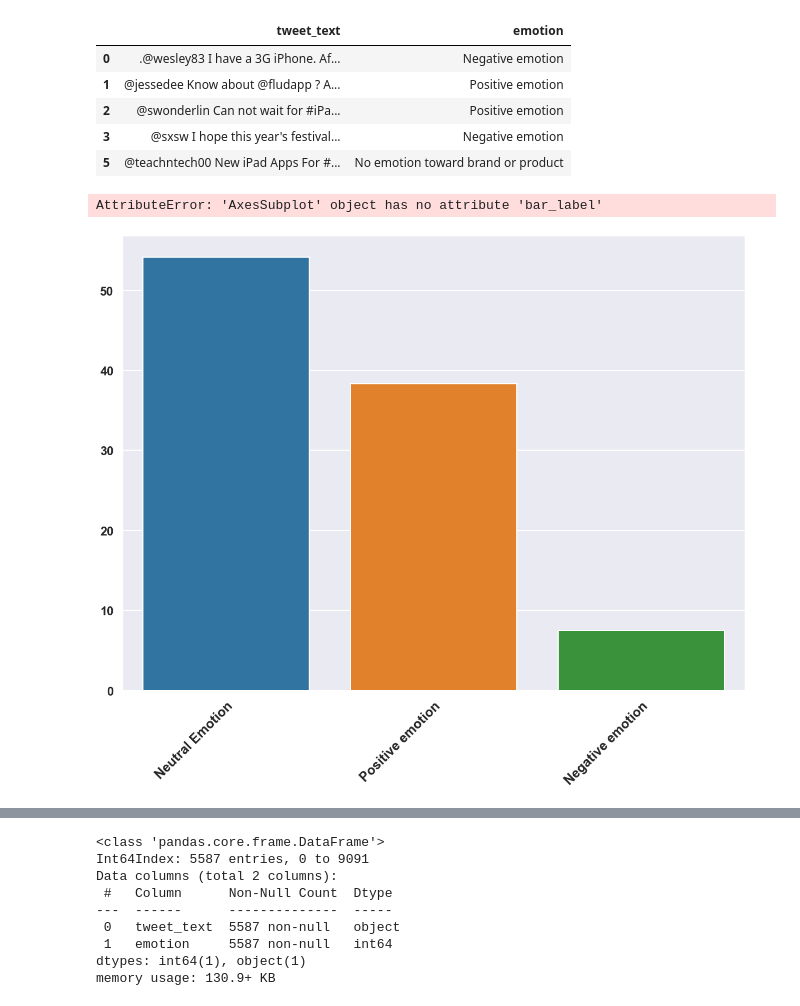
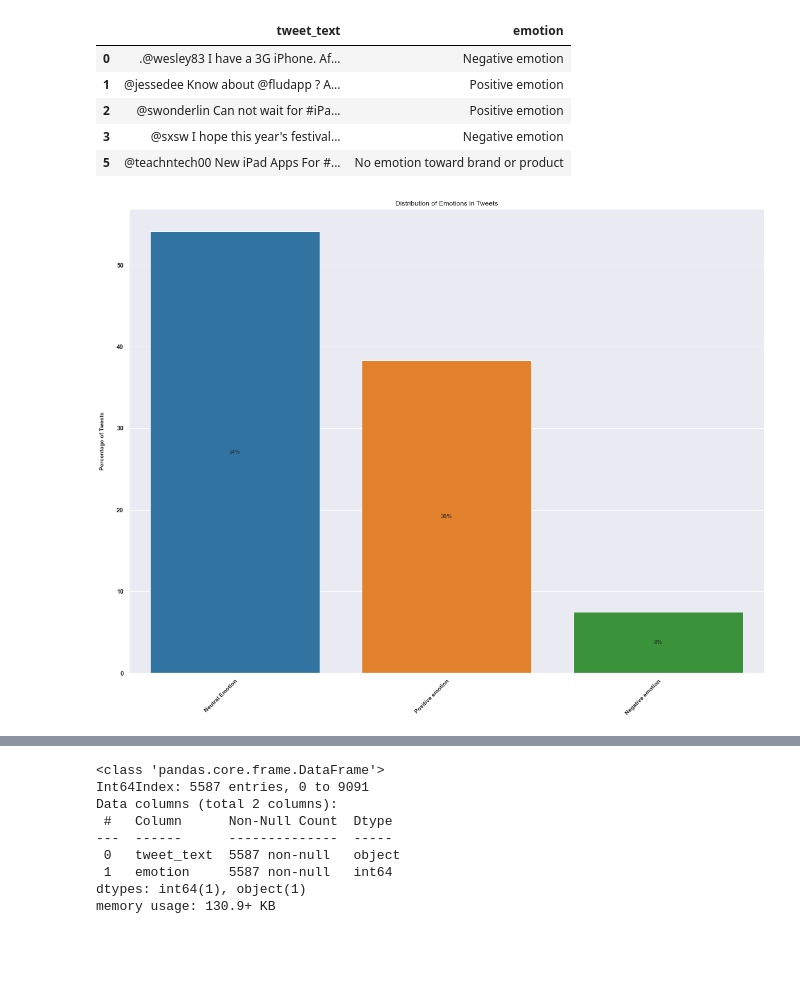
Before and after one commit to hthota1/Twitter-Sentiment-Analysis, a Jupyter notebook: Notebook.ipynb, the cells around one changed output, grey strips where cells are left out. Saved outputs shown, nothing was run; the diff lists cells and outputs as text; code cells hidden in the pictures; blank space fills up the shorter version.

```diff
--- a/Notebook.ipynb
+++ b/Notebook.ipynb
@@ -155,30 +162,29 @@ apple_df.head()
 apple_df['emotion'] = apple_df['emotion'].replace("I can't tell", "No emotion toward brand or product")
 apple_df['emotion'] = apple_df['emotion'].replace("No emotion toward brand or product", "Neutral Emotion")
 # %%
-sns.set_context("poster")
+sns.set_context("notebook")
 sns.set_style("darkgrid")
 plt.figure(figsize =(20,15))
 plt.xticks(
     rotation=45,
     horizontalalignment='right',
     fontsize='medium',
     fontweight='bold',
     wrap=True,
 )
 plt.yticks(fontweight='bold')
 
 percentage_df = apple_df['emotion'].value_counts(normalize=True) * 100
 
 ax = sns.barplot(
     x=percentage_df.index,
     y=percentage_df.values
 )
-ax.bar_label(ax.containers[0], fontsize=10)
+ax.bar_label(ax.containers[0],fmt='%.0f%%', label_type='center')
 
-plt.title(title="Distribution of Emotions in Tweets")
+plt.title("Distribution of Emotions in Tweets")
 plt.ylabel('Percentage of Tweets', fontweight='bold', labelpad=20, fontsize='medium')
 plt.xlabel(None)
 plt.show()
 # %% [output]
-AttributeError: 'AxesSubplot' object has no attribute 'bar_label'
-[figure, old version]
+[figure, new version]
```
Also changed, not shown: parts of 41 cells of this notebook.
